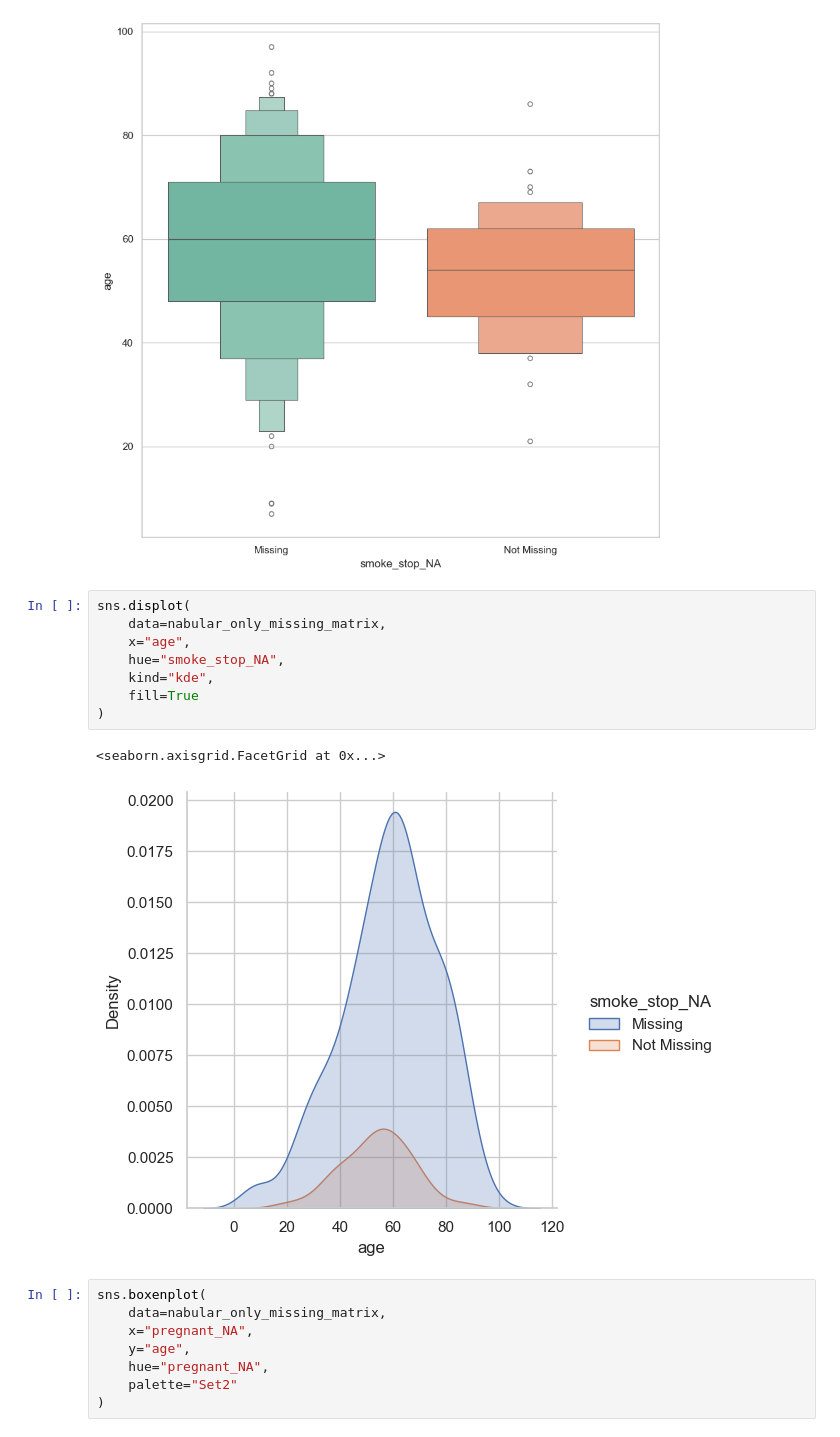
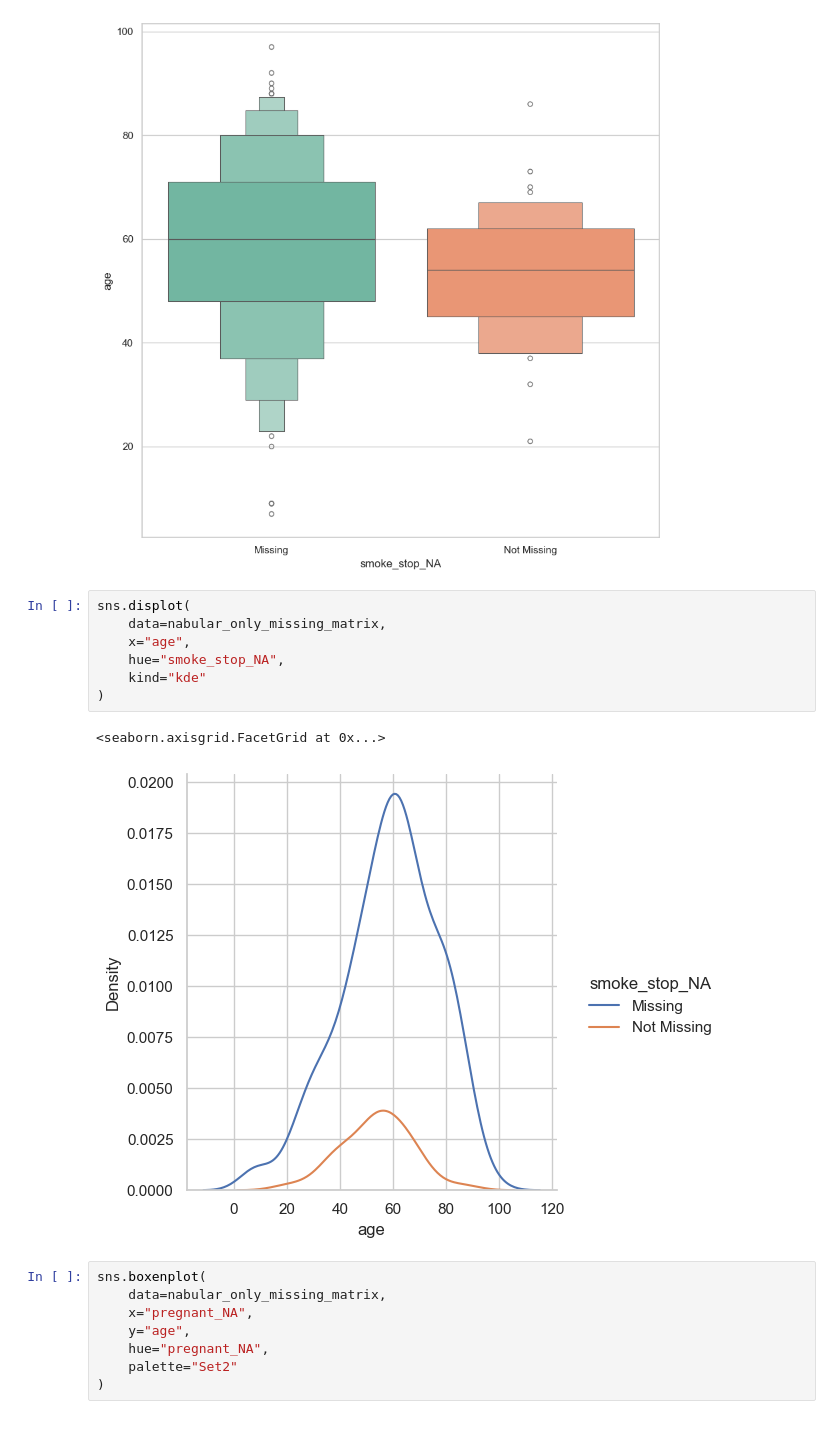
Before and after one commit to PedroRgz/Curso-Manejo-de-datos-faltantes, a Jupyter notebook: Manejo de datos faltantes: Exploración.ipynb, the cells around one changed output. Drawn from its saved outputs; the diff is of its cells as text.

```diff
--- a/Manejo de datos faltantes: Exploración.ipynb
+++ b/Manejo de datos faltantes: Exploración.ipynb
@@ -1648,14 +1648,13 @@ sns.boxenplot(
 # %%
 sns.displot(
     data=nabular_only_missing_matrix,
     x="age",
     hue="smoke_stop_NA",
-    kind="kde",
-    fill=True
+    kind="kde"
 )
 # %% [output]
 <seaborn.axisgrid.FacetGrid at 0x...>
-[figure, old version]
+[figure, new version]
 # %%
 sns.boxenplot(
     data=nabular_only_missing_matrix,
```
Also changed, not shown: parts of 2 cells of this notebook.
